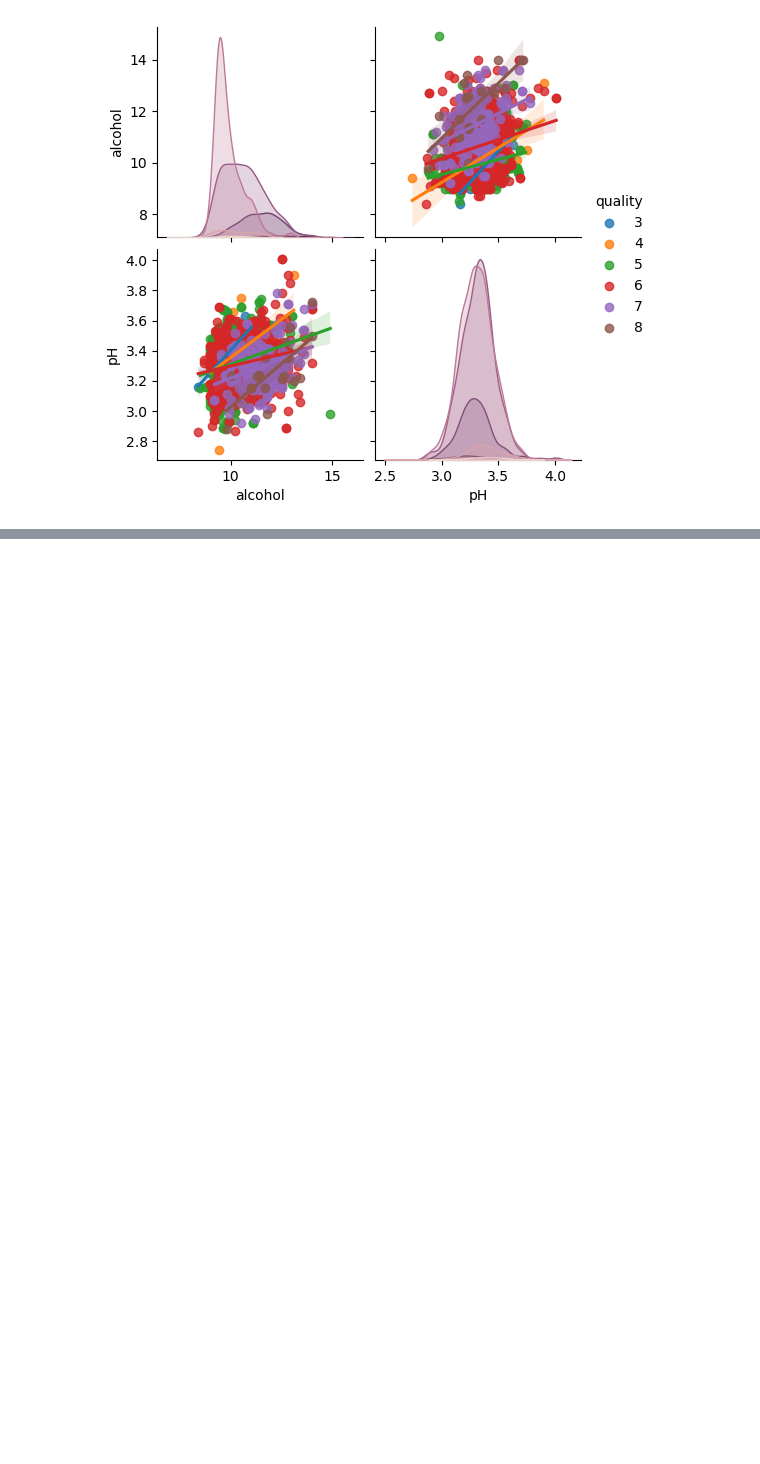
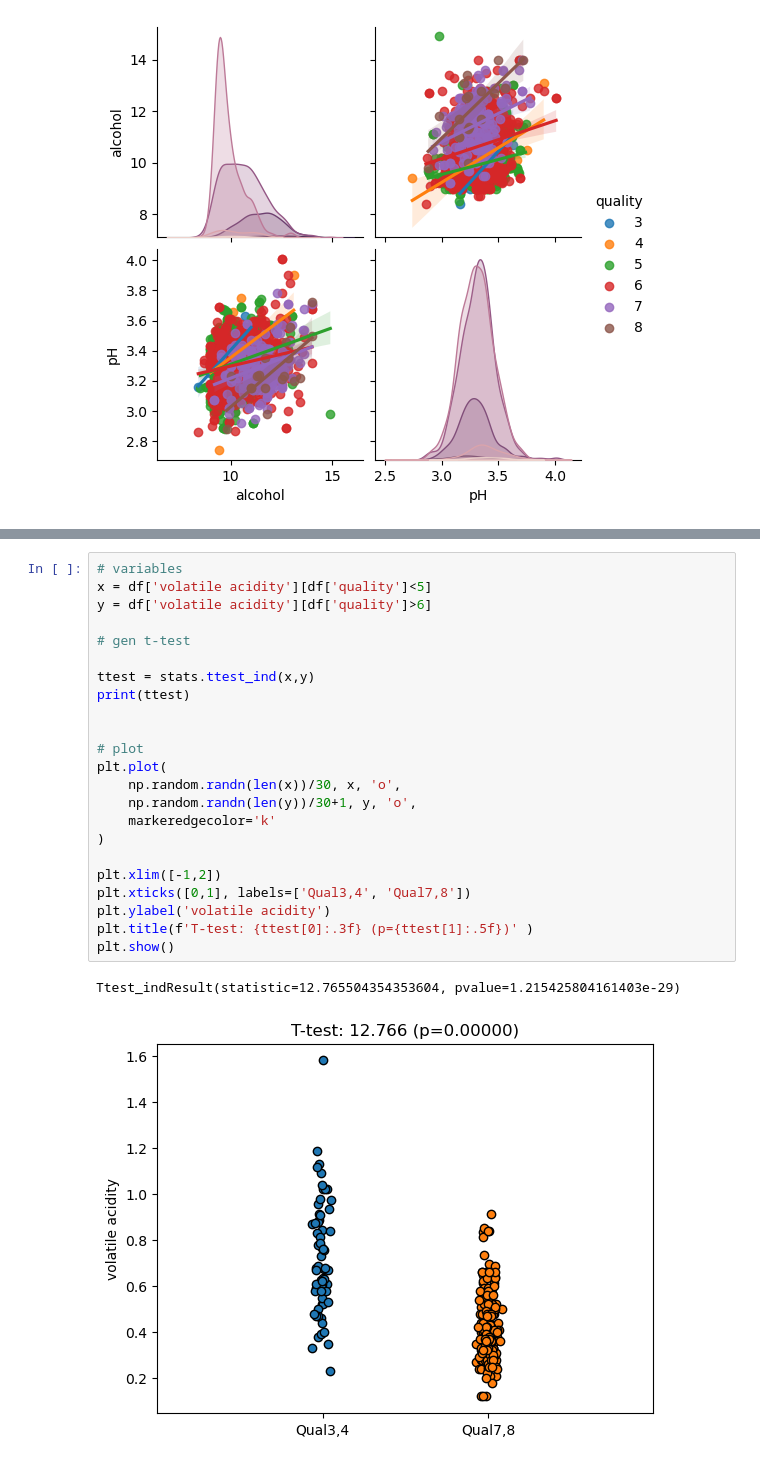
Before and after one commit to nasserqadri/wine-quality-inference, a Jupyter notebook: Wine Quality Inferential Stats.ipynb, the cells around one changed output, grey strips where cells are left out. Cells and saved outputs as stored; diff of their text form; blank space fills up the shorter version.

```diff
--- a/Wine Quality Inferential Stats.ipynb
+++ b/Wine Quality Inferential Stats.ipynb
@@ -73,0 +82,26 @@ plt.show()
+# %%
+# variables
+x = df['volatile acidity'][df['quality']<5]
+y = df['volatile acidity'][df['quality']>6]
+
+# gen t-test
+
+ttest = stats.ttest_ind(x,y)
+print(ttest)
+
+
+# plot
+plt.plot(
+    np.random.randn(len(x))/30, x, 'o',
+    np.random.randn(len(y))/30+1, y, 'o',
+    markeredgecolor='k'
+)
+
+plt.xlim([-1,2])
+plt.xticks([0,1], labels=['Qual3,4', 'Qual7,8'])
+plt.ylabel('volatile acidity')
+plt.title(f'T-test: {ttest[0]:.3f} (p={ttest[1]:.5f})' )
+plt.show()
+# %% [output]
+Ttest_indResult(statistic=12.765504354353604, pvalue=1.215425804161403e-29)
+[figure, added]
```
Also changed, not shown: parts of 3 cells of this notebook.
